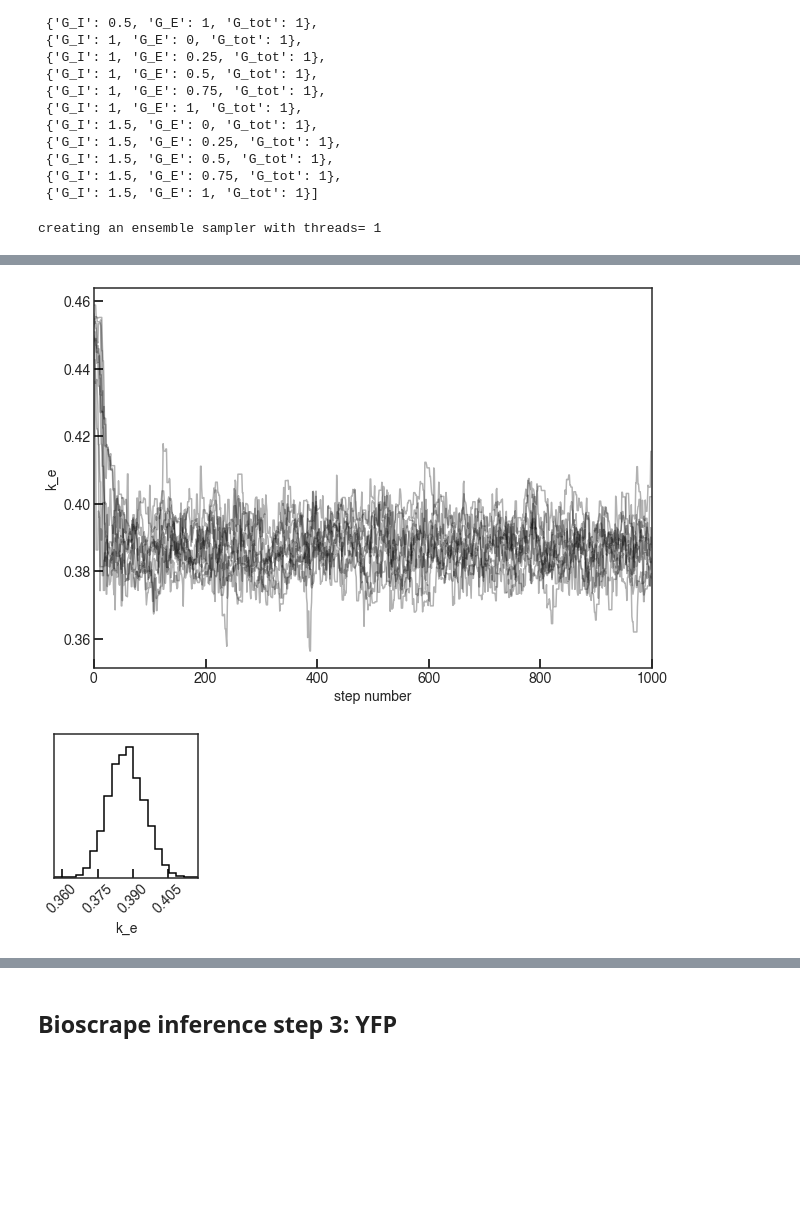
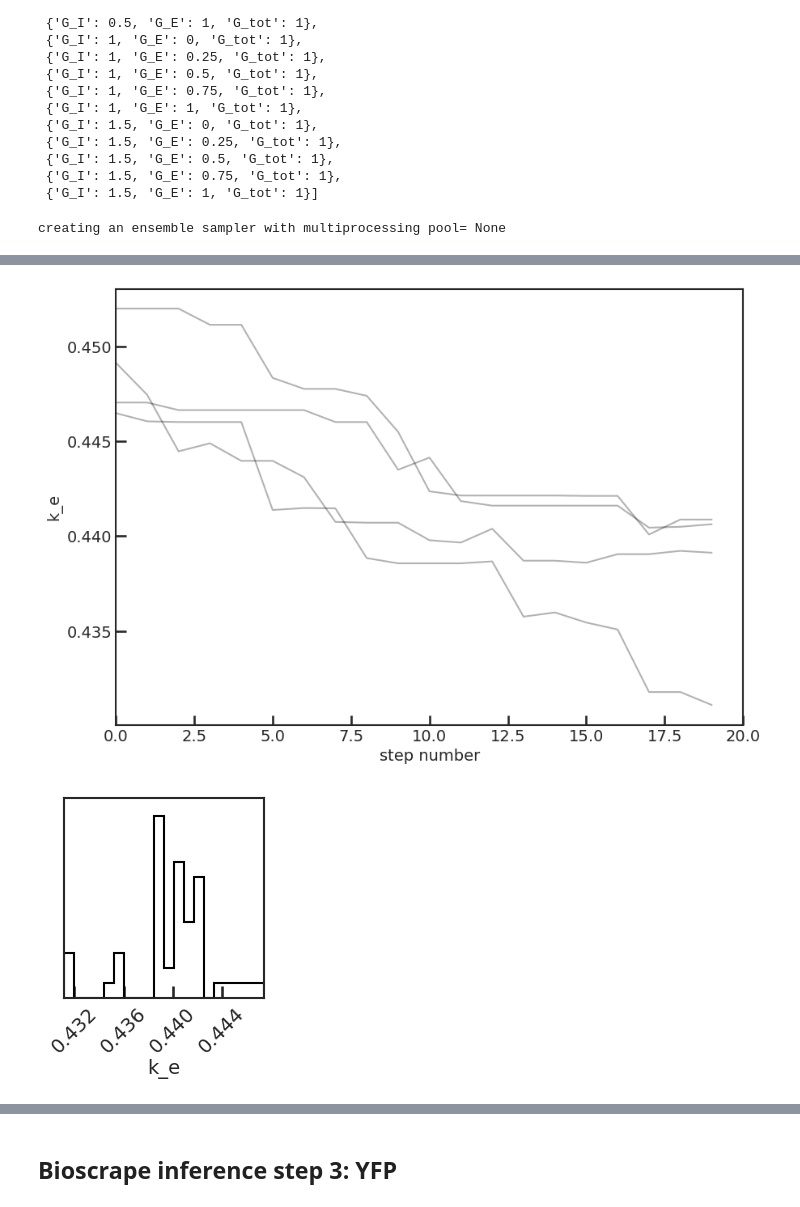
Before and after one commit to ayush9pandey/integrase-excisionase-characterization, a Jupyter notebook: data_analysis/Data Analysis of Excisionase Activity.ipynb, the cells around one changed output, grey strips where cells are left out. Drawn from its saved outputs; the diff is of its cells as text; code cells hidden in the pictures; blank space fills up the shorter version.

```diff
--- a/data_analysis/Data Analysis of Excisionase Activity.ipynb
+++ b/data_analysis/Data Analysis of Excisionase Activity.ipynb
@@ -535,9 +532,9 @@ from bioscrape.inference import py_inference
 init_values = np.array([0.45])
 
 prior = {'k_i' : ['gaussian', 0.45, 5, 'positive']}
-
+# Increase the number of walkers and number of steps to actually run this:
 nwalkers = 10
-nsteps = 1000
+nsteps = 50
 sampler, pid = py_inference(Model = m, exp_data = all_data, measurements = ['Int'], time_column = ['time'],
                             nwalkers = nwalkers, nsteps = nsteps, sim_type = 'deterministic',
                             initial_conditions = initial_conditions,
@@ -586,7 +584,7 @@ k_i
 # %% [markdown]
 ## Bioscrape Inference Step 2: Identify Xis-mScarlet parameters
 # %%
-m = Model(sbml_filename = 'sbml_files/int-xis-minimal.xml')
+m = Model(sbml_filename = '../sbml_files/int-xis-minimal.xml')
 # %%
 # m.set_parameter('k_i', k_i[0])
 m.set_parameter('k_i', k_i)
@@ -650,19 +648,14 @@ from bioscrape.inference import py_inference
 init_values = np.array([0.45])
 
 prior = {'k_e' : ['gaussian', 0.45, 5, 'positive']}
-nwalkers = 10
-nsteps = 1000
+# Increase the number of steps and walkers to actually run this
+nwalkers = 4
+nsteps = 20
 sampler, pid = py_inference(Model = m, exp_data = all_data, measurements = ['Exc'], time_column = ['time'],
                             nwalkers = nwalkers, nsteps = nsteps, sim_type = 'deterministic',
                             initial_conditions = initial_conditions,
                             init_seed = init_values,
                             params_to_estimate = [p for p in prior],
                             prior = prior, convergence_check = False, debug = False)
-# pid = py_inference(Model = m, exp_data = all_data, measurements = ['Int'], time_column = ['time'],
-#                     nwalkers = nwalkers, nsteps = nsteps, sim_type = 'deterministic',
-#                     initial_conditions = initial_conditions,
-#                     init_seed = init_values,
-#                     params_to_estimate = [p for p in prior],
-#                     prior = prior, inference_type = "lmfit")
 # %% [output]
-creating an ensemble sampler with threads= 1
+creating an ensemble sampler with multiprocessing pool= None
@@ -671,6 +664,6 @@ Successfully completed MCMC parameter identification procedure. Check the MCMC d
 Parameter posterior distribution convergence plots:
-[figure, old version]
+[figure, new version]
-[figure, old version]
+[figure, new version]
 # %%
 sampler_ke = sampler
 # %%
```
Also changed, not shown: parts of 28 cells of this notebook, 17 other files.
